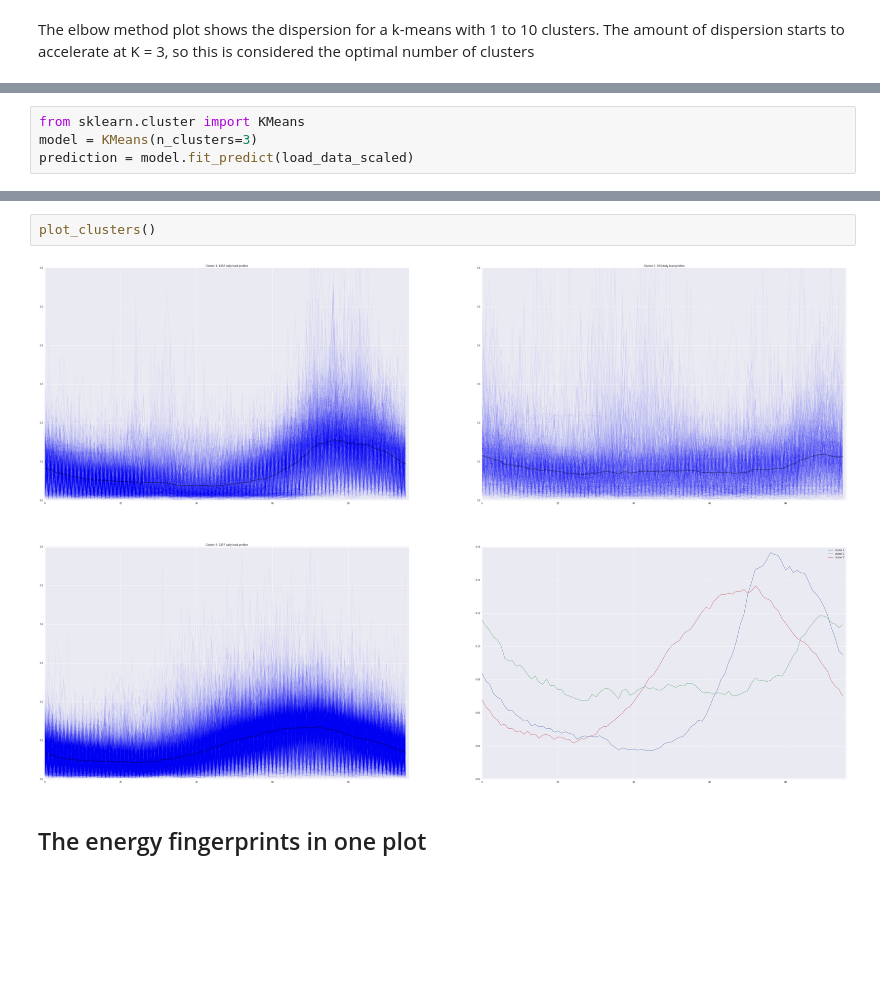
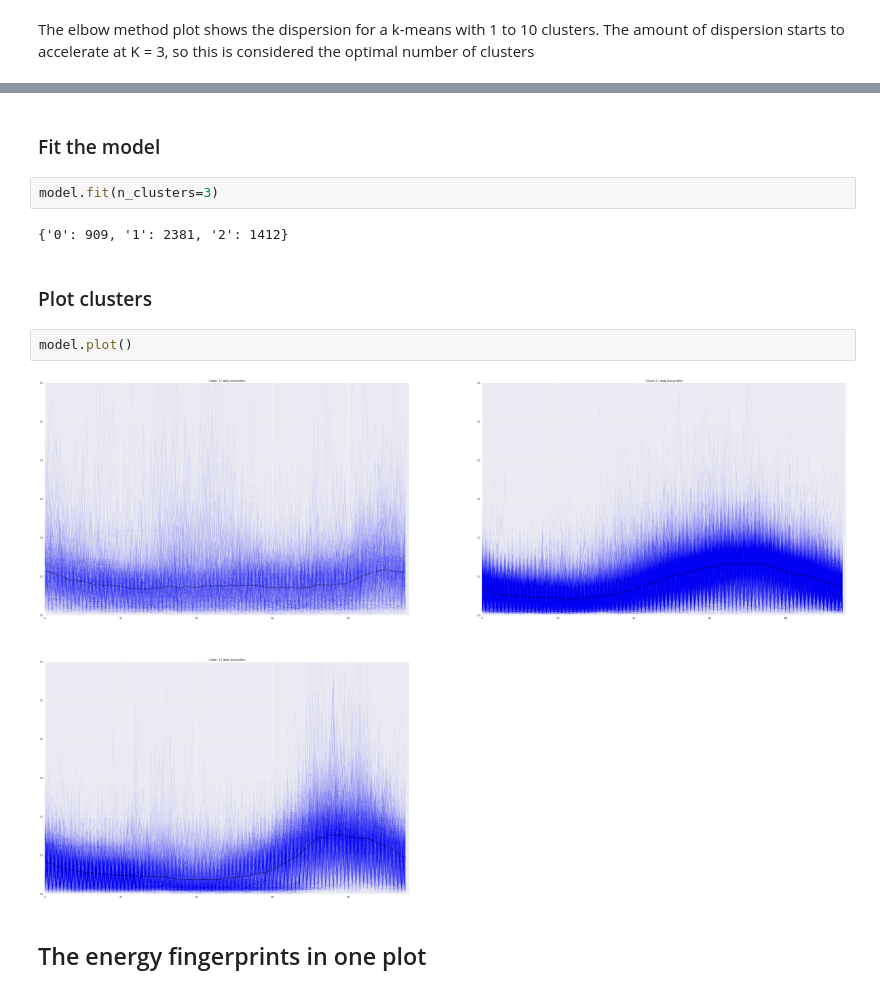
Before and after one commit to lucianoviola/energy_clustering, a Jupyter notebook: load-clustering.ipynb, the cells around one changed output, grey strips where cells are left out. Cells and saved outputs as stored; diff of their text form; blank space fills up the shorter version.

```diff
--- a/load-clustering.ipynb
+++ b/load-clustering.ipynb
@@ -258,4 +343,0 @@ The elbow method plot shows the dispersion for a k-means with 1 to 10 clusters.
-# %%
-from sklearn.cluster import KMeans
-model = KMeans(n_clusters=3)
-prediction = model.fit_predict(load_data_scaled)
@@ -311,6 +344,14 @@ def plot_clusters():
-# %%
-plot_clusters()
-# %% [output]
-[figure, removed]
+# %% [markdown]
+### Fit the model
+# %%
+model.fit(n_clusters=3)
+# %% [output]
+{'0': 909, '1': 2381, '2': 1412}
+# %% [markdown]
+### Plot clusters
+# %%
+model.plot()
+# %% [output]
+[figure, added]
 # %% [markdown]
 ## The energy fingerprints in one plot
```
Also changed, not shown: parts of 22 cells of this notebook, 1 other file.
